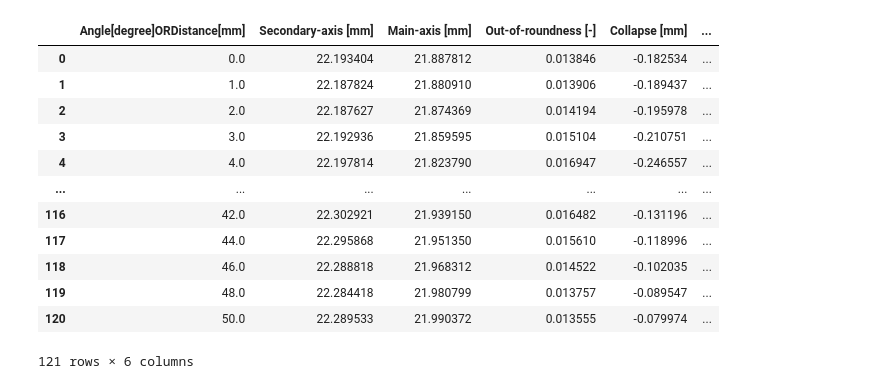
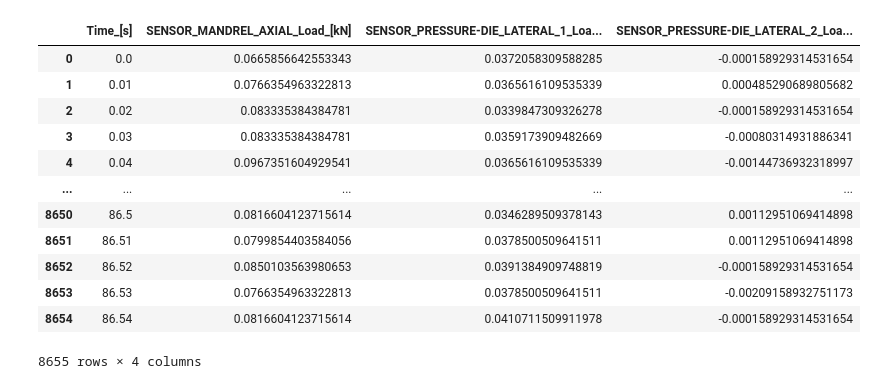
Before and after one commit to zeyneddinoz/metal_bending, a Jupyter notebook: load_structured_data.ipynb, the cells around one changed output. Drawn from its saved outputs; the diff is of its cells as text; code cells hidden in the pictures.

```diff
--- a/load_structured_data.ipynb
+++ b/load_structured_data.ipynb
@@ -5,18 +10,18 @@ import pickle
 with open('experiments_process_and_results.pkl', 'rb') as f:
     loaded_dict = pickle.load(f)
 # %%
-loaded_dict['Exp_123']['geometry_features']
+loaded_dict['Exp_123']['load_sensor_process']
 # %% [output]
-|  | Angle[degree]ORDistance[mm] | Secondary-axis [mm] | Main-axis [mm] | Out-of-roundness [-] | Collapse [mm] | ... |
-| 0 | 0.0 | 22.193404 | 21.887812 | 0.013846 | -0.182534 | ... |
-| 1 | 1.0 | 22.187824 | 21.880910 | 0.013906 | -0.189437 | ... |
-| 2 | 2.0 | 22.187627 | 21.874369 | 0.014194 | -0.195978 | ... |
-| 3 | 3.0 | 22.192936 | 21.859595 | 0.015104 | -0.210751 | ... |
-| 4 | 4.0 | 22.197814 | 21.823790 | 0.016947 | -0.246557 | ... |
-| ... | ... | ... | ... | ... | ... | ... |
-| 116 | 42.0 | 22.302921 | 21.939150 | 0.016482 | -0.131196 | ... |
-| 117 | 44.0 | 22.295868 | 21.951350 | 0.015610 | -0.118996 | ... |
-| 118 | 46.0 | 22.288818 | 21.968312 | 0.014522 | -0.102035 | ... |
-| 119 | 48.0 | 22.284418 | 21.980799 | 0.013757 | -0.089547 | ... |
-| 120 | 50.0 | 22.289533 | 21.990372 | 0.013555 | -0.079974 | ... |
+|  | Time_[s] | SENSOR_MANDREL_AXIAL_Load_[kN] | SENSOR_PRESSURE-DIE_LATERAL_1_Loa... | SENSOR_PRESSURE-DIE_LATERAL_2_Loa... |
+| 0 | 0.0 | 0.0665856642553343 | 0.0372058309588285 | -0.000158929314531654 |
+| 1 | 0.01 | 0.0766354963322813 | 0.0365616109535339 | 0.000485290689805682 |
+| 2 | 0.02 | 0.083335384384781 | 0.0339847309326278 | -0.000158929314531654 |
+| 3 | 0.03 | 0.083335384384781 | 0.0359173909482669 | -0.00080314931886341 |
+| 4 | 0.04 | 0.0967351604929541 | 0.0365616109535339 | -0.00144736932318997 |
+| ... | ... | ... | ... | ... |
+| 8650 | 86.5 | 0.0816604123715614 | 0.0346289509378143 | 0.00112951069414898 |
+| 8651 | 86.51 | 0.0799854403584056 | 0.0378500509641511 | 0.00112951069414898 |
+| 8652 | 86.52 | 0.0850103563980653 | 0.0391384909748819 | -0.000158929314531654 |
+| 8653 | 86.53 | 0.0766354963322813 | 0.0378500509641511 | -0.00209158932751173 |
+| 8654 | 86.54 | 0.0816604123715614 | 0.0410711509911978 | -0.000158929314531654 |
-121 rows × 6 columns
+8655 rows × 4 columns
```
Also changed, not shown: parts of 5 cells of this notebook.
